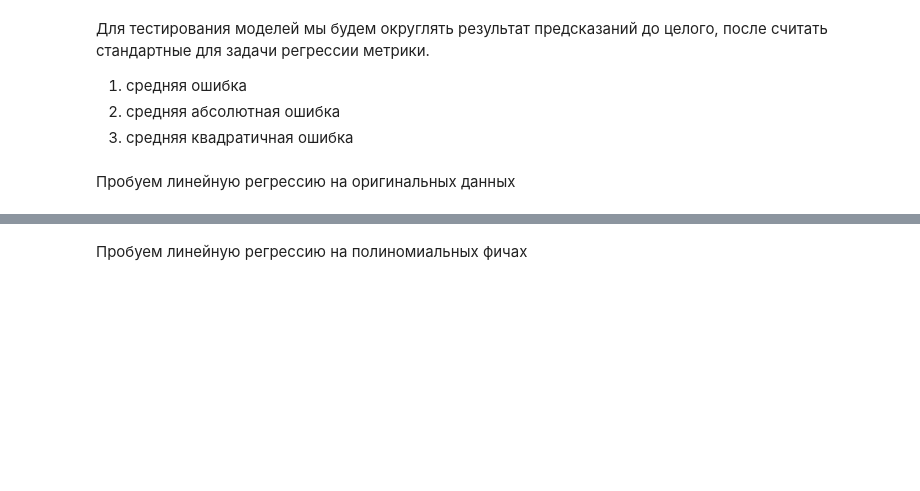
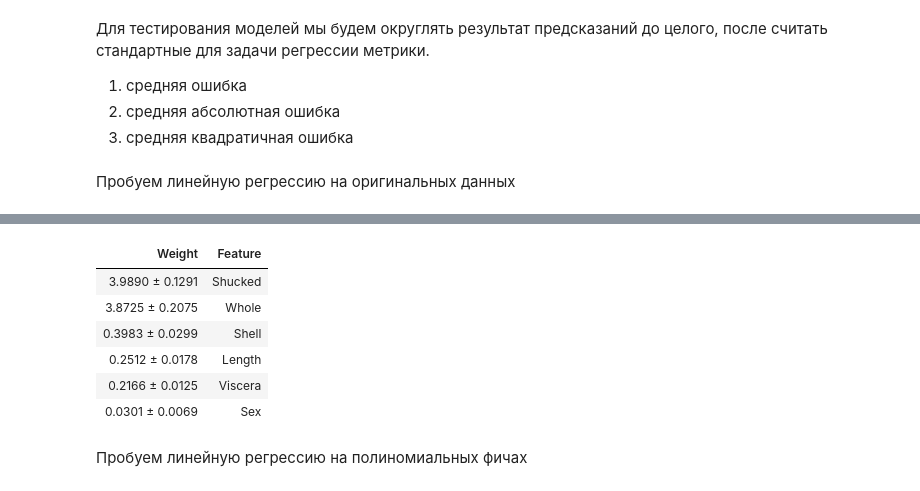
Before and after one commit to avdosev/abalone_analysis, a Jupyter notebook: abalone.ipynb, the cells around one changed output, grey strips where cells are left out. Saved outputs shown, nothing was run; the diff lists cells and outputs as text; code cells hidden in the pictures; blank space fills up the shorter version.

```diff
--- a/abalone.ipynb
+++ b/abalone.ipynb
@@ -199,3 +201,14 @@ calc_errors(model.predict(X_test).astype(int), y_test)
+# %%
+perm = PermutationImportance(model, random_state=1).fit(X_train, y_train)
+eli5.show_weights(perm, feature_names = X_train.columns.tolist())
+# %% [output]
+| Weight | Feature |
+| 3.9890 ± 0.1291 | Shucked |
+| 3.8725 ± 0.2075 | Whole |
+| 0.3983 ± 0.0299 | Shell |
+| 0.2512 ± 0.0178 | Length |
+| 0.2166 ± 0.0125 | Viscera |
+| 0.0301 ± 0.0069 | Sex |
 # %% [markdown]
 Пробуем линейную регрессию на полиномиальных фичах
 # %%
```
Also changed, not shown: parts of 22 cells of this notebook, 1 other file.
